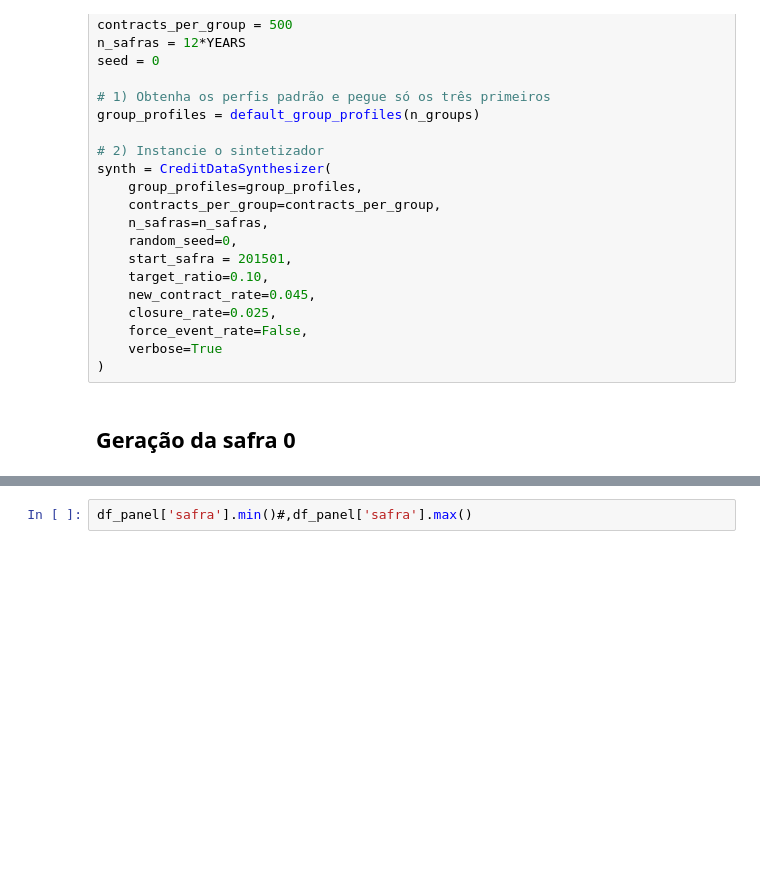
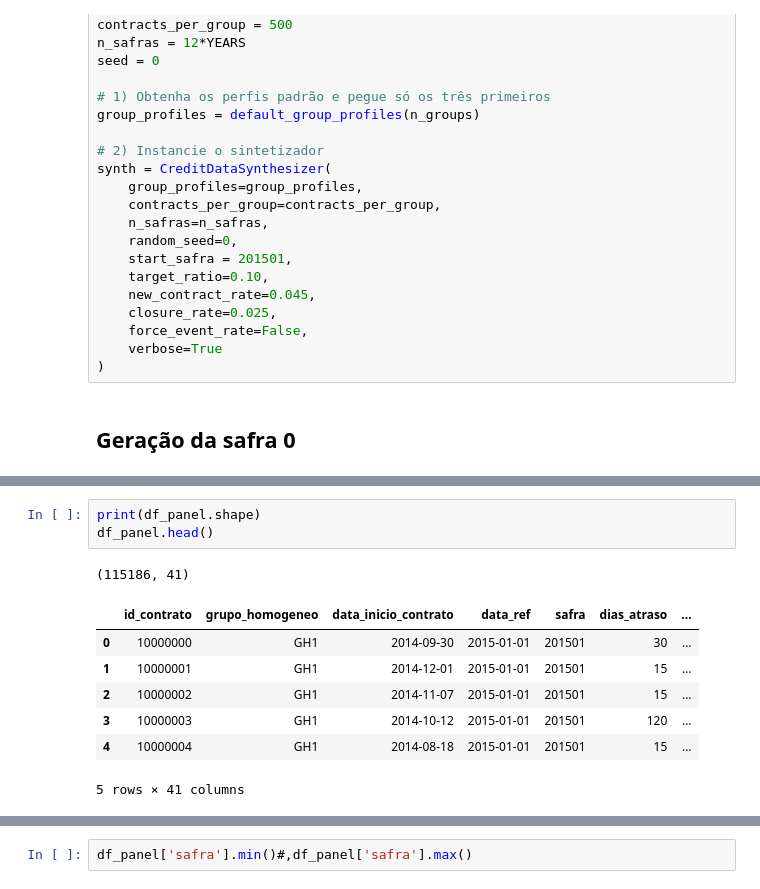
Before and after one commit to joaaomaia/creditlab, a Jupyter notebook: notebooks/01_exploracao_snapshot.ipynb, the cells around one changed output, grey strips where cells are left out. Cells and saved outputs as stored; diff of their text form; blank space fills up the shorter version.

```diff
--- a/notebooks/01_exploracao_snapshot.ipynb
+++ b/notebooks/01_exploracao_snapshot.ipynb
@@ -104,0 +133,12 @@ Rastro gerado com 3,227 linhas
+# %%
+print(df_panel.shape)
+df_panel.head()
+# %% [output]
+(115186, 41)
+|  | id_contrato | grupo_homogeneo | data_inicio_contrato | data_ref | safra | dias_atraso | ... |
+| 0 | 10000000 | GH1 | 2014-09-30 | 2015-01-01 | 201501 | 30 | ... |
+| 1 | 10000001 | GH1 | 2014-12-01 | 2015-01-01 | 201501 | 15 | ... |
+| 2 | 10000002 | GH1 | 2014-11-07 | 2015-01-01 | 201501 | 15 | ... |
+| 3 | 10000003 | GH1 | 2014-10-12 | 2015-01-01 | 201501 | 120 | ... |
+| 4 | 10000004 | GH1 | 2014-08-18 | 2015-01-01 | 201501 | 15 | ... |
+5 rows × 41 columns
```
Also changed, not shown: parts of 12 cells of this notebook, 5 other files.
